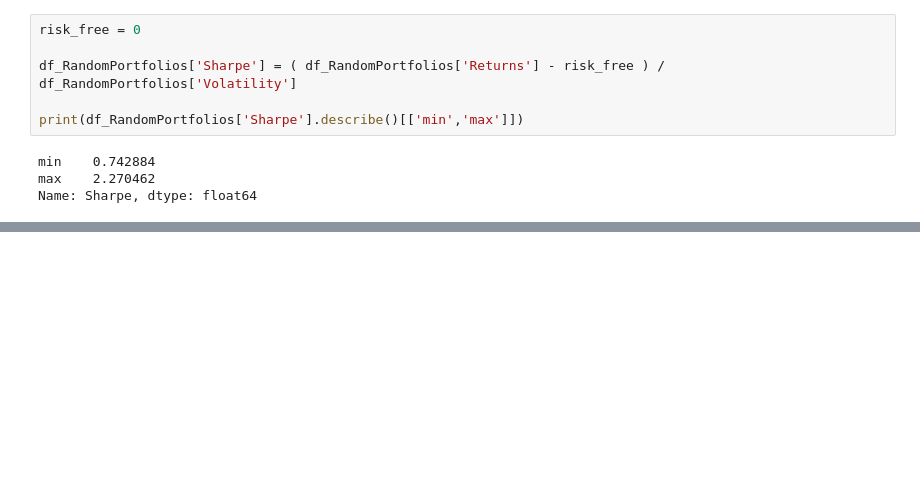
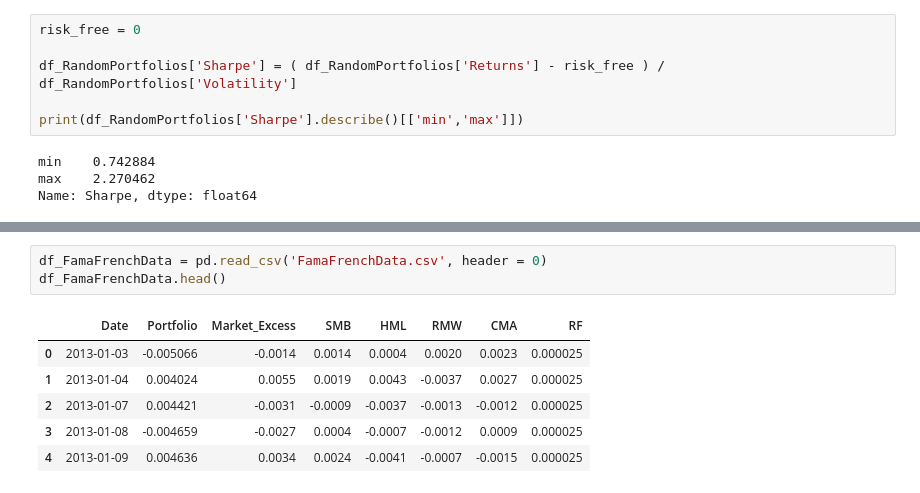
Before and after one commit to tanmay-kulkarni/portfolio_risk_management, a Jupyter notebook: portfolio.ipynb, the cells around one changed output, grey strips where cells are left out. Saved outputs shown, nothing was run; the diff lists cells and outputs as text; blank space fills up the shorter version.

```diff
--- a/portfolio.ipynb
+++ b/portfolio.ipynb
@@ -490,0 +540,10 @@ Name: Sharpe, dtype: float64
+# %%
+df_FamaFrenchData = pd.read_csv('FamaFrenchData.csv', header = 0)
+df_FamaFrenchData.head()
+# %% [output]
+|  | Date | Portfolio | Market_Excess | SMB | HML | RMW | CMA | RF |
+| 0 | 2013-01-03 | -0.005066 | -0.0014 | 0.0014 | 0.0004 | 0.0020 | 0.0023 | 0.000025 |
+| 1 | 2013-01-04 | 0.004024 | 0.0055 | 0.0019 | 0.0043 | -0.0037 | 0.0027 | 0.000025 |
+| 2 | 2013-01-07 | 0.004421 | -0.0031 | -0.0009 | -0.0037 | -0.0013 | -0.0012 | 0.000025 |
+| 3 | 2013-01-08 | -0.004659 | -0.0027 | 0.0004 | -0.0007 | -0.0012 | 0.0009 | 0.000025 |
+| 4 | 2013-01-09 | 0.004636 | 0.0034 | 0.0024 | -0.0041 | -0.0007 | -0.0015 | 0.000025 |
```
Also changed, not shown: parts of 19 cells of this notebook.
